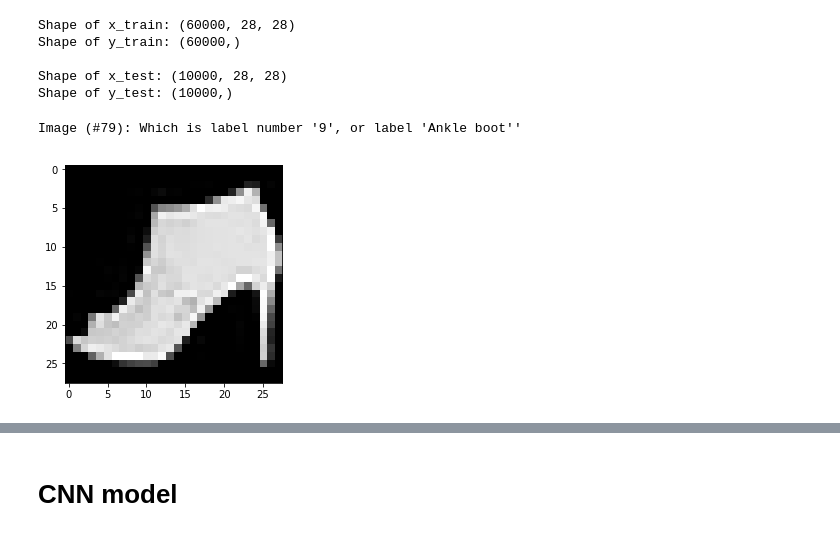
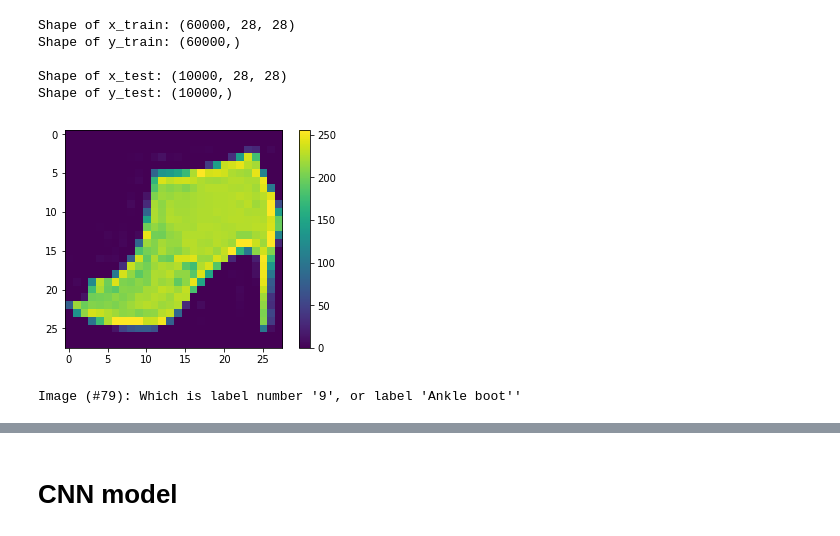
Before and after one commit to hgdangkhoi/Image-Classification-with-Fashion-MNIST-and-CIFAR-10, a Jupyter notebook: Image Classification with Fashion-MNIST and CIFAR-10.ipynb, the cells around one changed output, grey strips where cells are left out. Cells and saved outputs as stored; diff of their text form; code cells hidden in the pictures.

```diff
--- a/Image Classification with Fashion-MNIST and CIFAR-10.ipynb
+++ b/Image Classification with Fashion-MNIST and CIFAR-10.ipynb
@@ -149,11 +71,14 @@ Shape of y_test: (10000,)
 # %%
 labelNames = ["T-shirt/top", "Trouser", "Pullover", "Dress", "Coat", "Sandal", "Shirt", "Sneaker", "Bag", "Ankle boot"]
 sample = 79
-digit = x_train[sample]
+each = x_train[sample]
 
-plt.imshow(digit, cmap='gray')
+plt.figure()
+plt.imshow(each)
+plt.colorbar()
+plt.show()
 print("Image (#{}): Which is label number '{}', or label '{}''".format(sample,y_train[sample], labelNames[y_train[sample]]))
 # %% [output]
+[figure, new version]
 Image (#79): Which is label number '9', or label 'Ankle boot''
-[figure, old version]
 # %%
```
Also changed, not shown: parts of 26 cells of this notebook.
